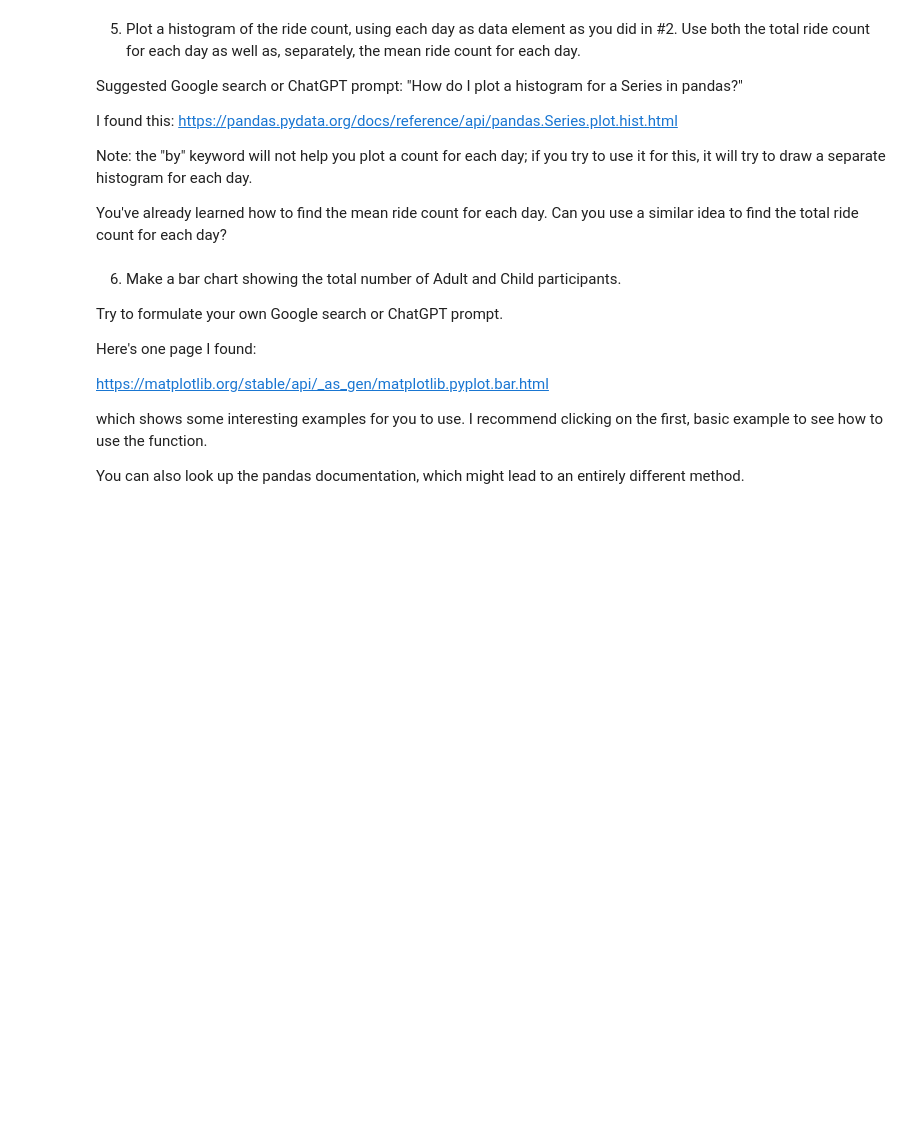
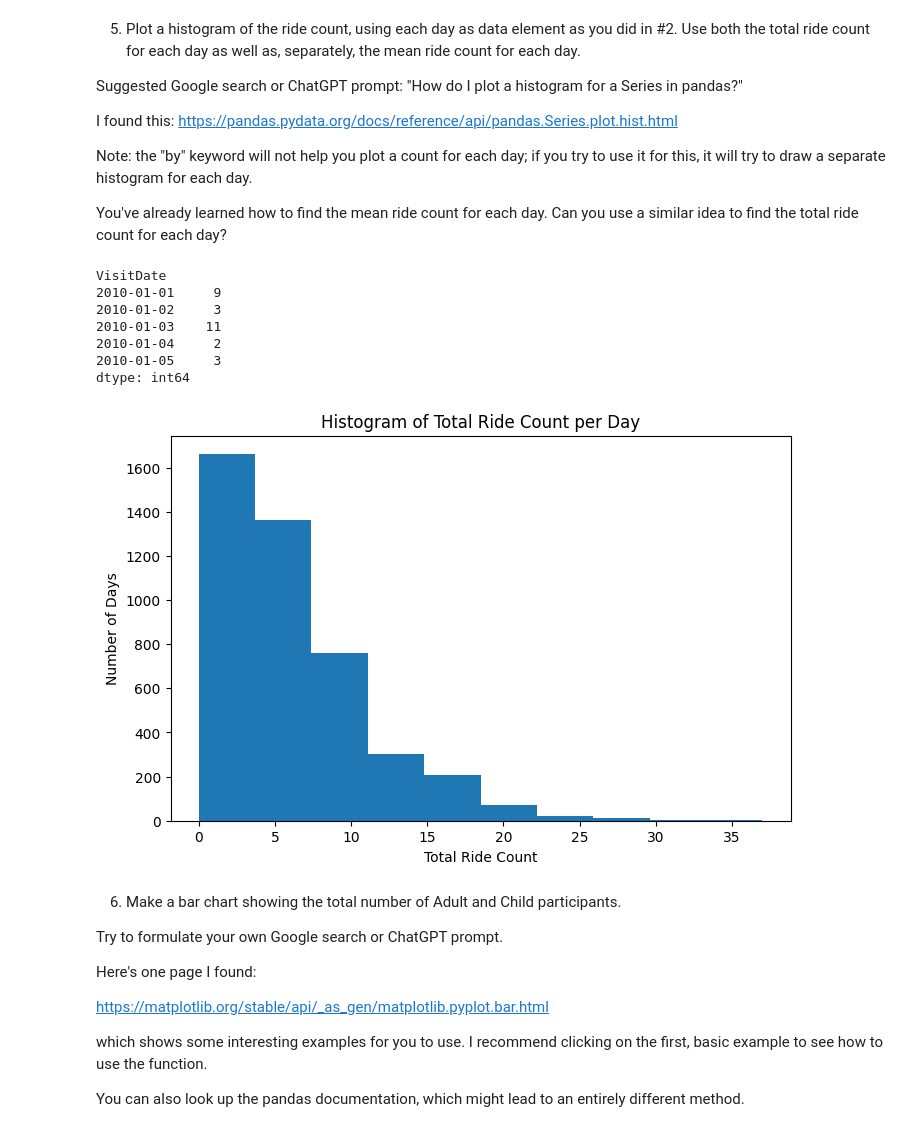
Before and after one commit to svajhart-bu/dx699, a Jupyter notebook: week-03/OMDS-ModB2-Week3-Svajhart-Michael.ipynb, the cells around one changed output. Cells and saved outputs as stored; diff of their text form; code cells hidden in the pictures; blank space fills up the shorter version.

```diff
--- a/week-03/OMDS-ModB2-Week3-Svajhart-Michael.ipynb
+++ b/week-03/OMDS-ModB2-Week3-Svajhart-Michael.ipynb
@@ -162,2 +180,14 @@ df.iloc[0:5]
 # %% [markdown]
 1. Find the mean, median, and mode for how many times visitors rode each ride.  See Week 1 for Google advice on this.
+# %%
+ride_cols = ['MartianRide', 'TeacupRide', 'RiverRide']
+print("MEAN")
+print(df[ride_cols].mean())
+
+
+print("\nMEDIAN")
+print(df[ride_cols].median())
+
+
+print("\nMODE")
+print(df[ride_cols].mode().iloc[0])
@@ -198,6 +295,32 @@ I found this: https://pandas.pydata.org/docs/reference/api/pandas.Series.plot.hi
 Note: the "by" keyword will not help you plot a count for each day; if you try to use it for this, it will try to draw a separate histogram for each day.
 
 You've already learned how to find the mean ride count for each day.  Can you use a similar idea to find the total ride count for each day?
+# %%
+daily_total = (
+    df.groupby('VisitDate')[ride_cols]
+      .sum()
+      .sum(axis=1)
+)
+
+print(daily_total.head())
+
+import matplotlib.pyplot as plt
+
+plt.figure(figsize=(8, 5))
+plt.hist(daily_total, bins=10)
+plt.title('Histogram of Total Ride Count per Day')
+plt.xlabel('Total Ride Count')
+plt.ylabel('Number of Days')
+plt.show()
+# %% [output]
+VisitDate
+2010-01-01     9
+2010-01-02     3
+2010-01-03    11
+2010-01-04     2
+2010-01-05     3
+dtype: int64
+[figure, added]
 # %% [markdown]
 6. Make a bar chart showing the total number of Adult and Child participants.
 
```
Also changed, not shown: parts of 9 cells of this notebook, 2 other files.
